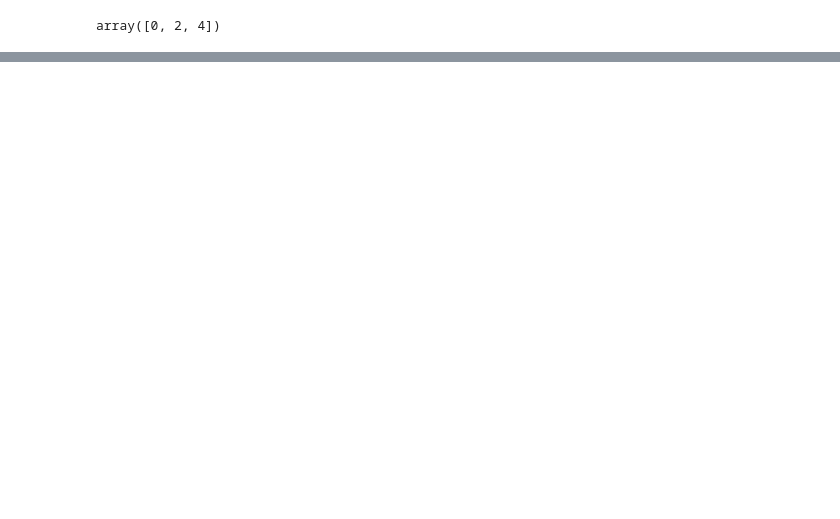
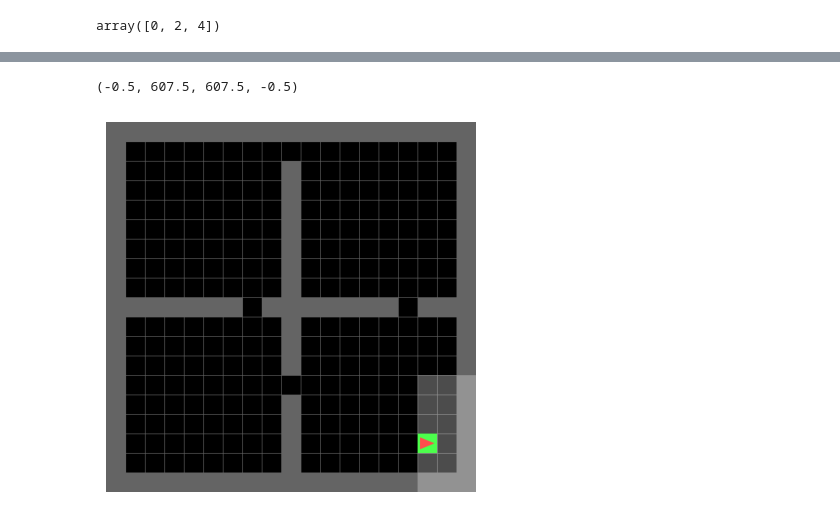
Before and after one commit to Lukeroberto/rl-refresher, a Jupyter notebook: mcts/mcts.ipynb, the cells around one changed output, grey strips where cells are left out. Drawn from its saved outputs; the diff is of its cells as text; code cells hidden in the pictures; blank space fills up the shorter version.

```diff
--- a/mcts/mcts.ipynb
+++ b/mcts/mcts.ipynb
@@ -374,3 +374,19 @@ a = np.array([0, 1, 2, 3, 4])
 a[[0, 2, 4]]
 # %% [output]
 array([0, 2, 4])
+# %%
+
+env = FourRoomsEnvPos(agent_pos=(15, 9), goal_pos=(16,16))
+obs = env.reset(seed=42)
+
+done = False
+ep_r = 0
+while not done:
+    action, root = MCTS(obs, FourRoomsModel(), {"iters": 1000, "sim_depth": 20, "discount":0.8}).search()
+
+    print(f"Taking action: {action_map[action]}")
+    obs, r, done, _ = env.step(action)
+    print(f"Current State: {obs}")
+    ep_r += r
+
+print(f"Episode return: {ep_r}")
@@ -376,0 +431,6 @@ array([0, 2, 4])
+# %%
+plt.imshow(env.get_frame())
+plt.axis("off")
+# %% [output]
+(-0.5, 607.5, 607.5, -0.5)
+[figure, added]
```
Also changed, not shown: parts of 2 cells of this notebook, 1 other file.
